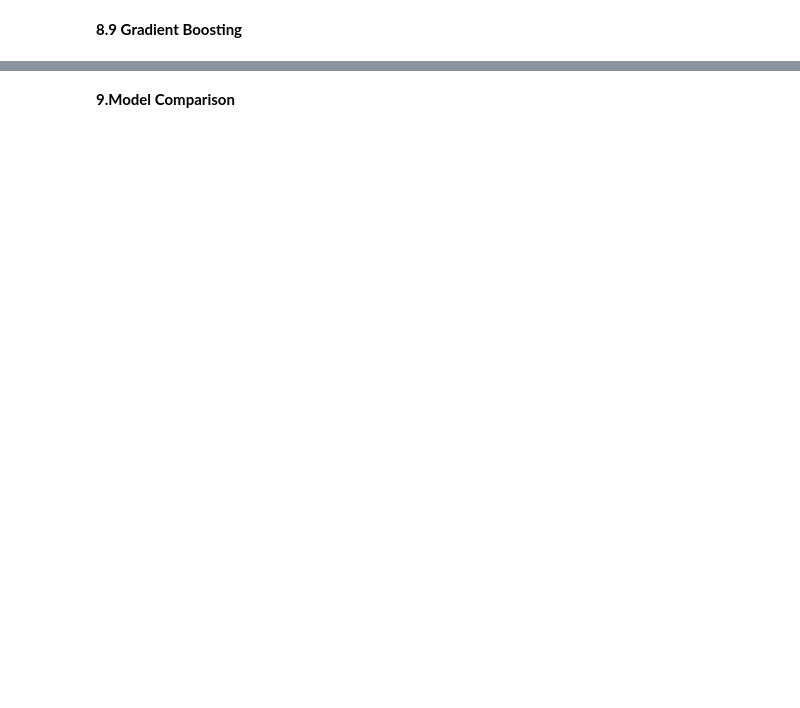
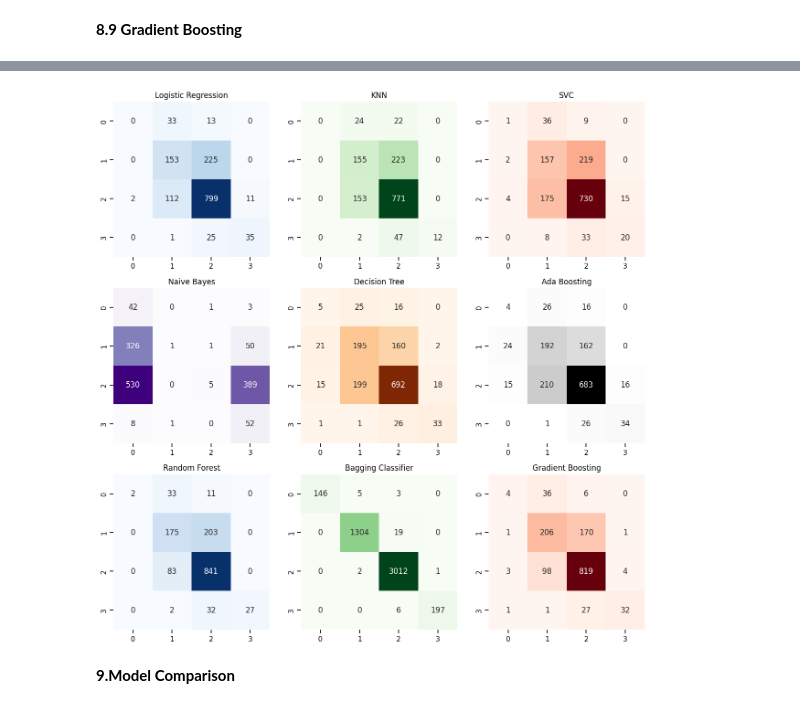
Before and after one commit to hiteshchandra007/Datamining, a Jupyter notebook: imdb-score-prediction-for-movies.ipynb, the cells around one changed output, grey strips where cells are left out. Drawn from its saved outputs; the diff is of its cells as text; code cells hidden in the pictures; blank space fills up the shorter version.

```diff
--- a/imdb-score-prediction-for-movies.ipynb
+++ b/imdb-score-prediction-for-movies.ipynb
@@ -798,7 +800,7 @@ from sklearn.tree import DecisionTreeClassifier
 dtree = DecisionTreeClassifier(criterion='gini') #criterion = entopy, gini
 dtree.fit(X_train, np.ravel(y_train,order='C'))
 dtreepred = dtree.predict(X_test)
-cnf_matrix = metrics.confusion_matrix(y_test, dtreepred)
-print(cnf_matrix)
+cnf_matrix_dt = metrics.confusion_matrix(y_test, dtreepred)
+print(cnf_matrix_dt)
 print("Accuracy:",metrics.accuracy_score(y_test, dtreepred))
 # %% [output]
@@ -815,7 +817,7 @@ from sklearn.ensemble import AdaBoostClassifier
 abcl = AdaBoostClassifier(base_estimator=dtree, n_estimators=60)
 abcl=abcl.fit(X_train,np.ravel(y_train,order='C'))
 abcl_pred=abcl.predict(X_test)
-cnf_matrix = metrics.confusion_matrix(y_test, abcl_pred)
-print(cnf_matrix)
+cnf_matrix_ad = metrics.confusion_matrix(y_test, abcl_pred)
+print(cnf_matrix_ad)
 print("Accuracy:",metrics.accuracy_score(y_test, abcl_pred))
 # %% [output]
@@ -833,7 +835,7 @@ from sklearn.ensemble import RandomForestClassifier
 rfc = RandomForestClassifier(n_estimators = 200)#criterion = entopy,gini
 rfc.fit(X_train, np.ravel(y_train,order='C'))
 rfcpred = rfc.predict(X_test)
-cnf_matrix = metrics.confusion_matrix(y_test, rfcpred)
-print(cnf_matrix)
+cnf_matrix_rf = metrics.confusion_matrix(y_test, rfcpred)
+print(cnf_matrix_rf)
 print("Accuracy:",metrics.accuracy_score(y_test, rfcpred))
 # %% [output]
@@ -853,5 +855,11 @@ from sklearn.ensemble import BaggingClassifier
 bgcl = BaggingClassifier(n_estimators=60, max_samples=.7 , oob_score=True)
 
 bgcl = bgcl.fit(movie_df, new_movie_df)
+#Predict
+bgcl_predict = bgcl.predict(movie_df)
+#Confusion Matrix
+from sklearn.metrics import confusion_matrix
+cnf_matrix_bc=confusion_matrix(new_movie_df,bgcl_predict)
+print(cnf_matrix_bc)
 print(bgcl.oob_score_)
 # %% [output]
@@ -877,3 +889,40 @@ Accuracy: 0.7636621717530163
+# %%
+#Show all the scores in a pictorial representation
+
+import matplotlib.pyplot as plt
+import seaborn as sns
+from sklearn import metrics
+plt.figure(figsize=(15,15))
+plt.subplot(3,3,1)
+plt.title("Logistic Regression")
+sns.heatmap(cnf_matrix_lr,annot=True,cmap="Blues",fmt="d",cbar=False)
+plt.subplot(3,3,2)
+plt.title("KNN")
+sns.heatmap(cnf_matrix_knn,annot=True,cmap="Greens",fmt="d",cbar=False)
+plt.subplot(3,3,3)
+plt.title("SVC")
+sns.heatmap(cnf_matrix_svc,annot=True,cmap="Reds",fmt="d",cbar=False)
+plt.subplot(3,3,4)
+plt.title("Naive Bayes")
+sns.heatmap(cnf_matrix_nb,annot=True,cmap="Purples",fmt="d",cbar=False)
+plt.subplot(3,3,5)
+plt.title("Decision Tree")
+sns.heatmap(cnf_matrix_dt,annot=True,cmap="Oranges",fmt="d",cbar=False)
+plt.subplot(3,3,6)
+plt.title("Ada Boosting")
+sns.heatmap(cnf_matrix_ad,annot=True,cmap="Greys",fmt="d",cbar=False)
+plt.subplot(3,3,7)
+plt.title("Random Forest")
+sns.heatmap(cnf_matrix_rf,annot=True,cmap="Blues",fmt="d",cbar=False)
+plt.subplot(3,3,8)
+plt.title("Bagging Classifier")
+sns.heatmap(cnf_matrix_bc,annot=True,cmap="Greens",fmt="d",cbar=False)
+plt.subplot(3,3,9)
+plt.title("Gradient Boosting")
+sns.heatmap(cnf_matrix,annot=True,cmap="Reds",fmt="d",cbar=False)
+plt.show()
+# %% [output]
+[figure, added]
 # %% [markdown]
 **9.Model Comparison**
 # %%
```
Also changed, not shown: parts of 28 cells of this notebook.
